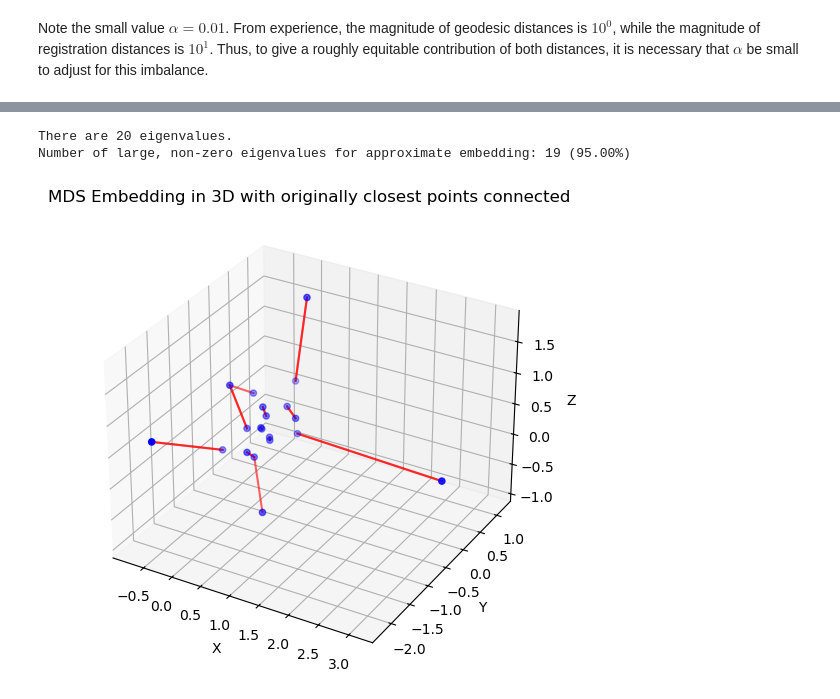
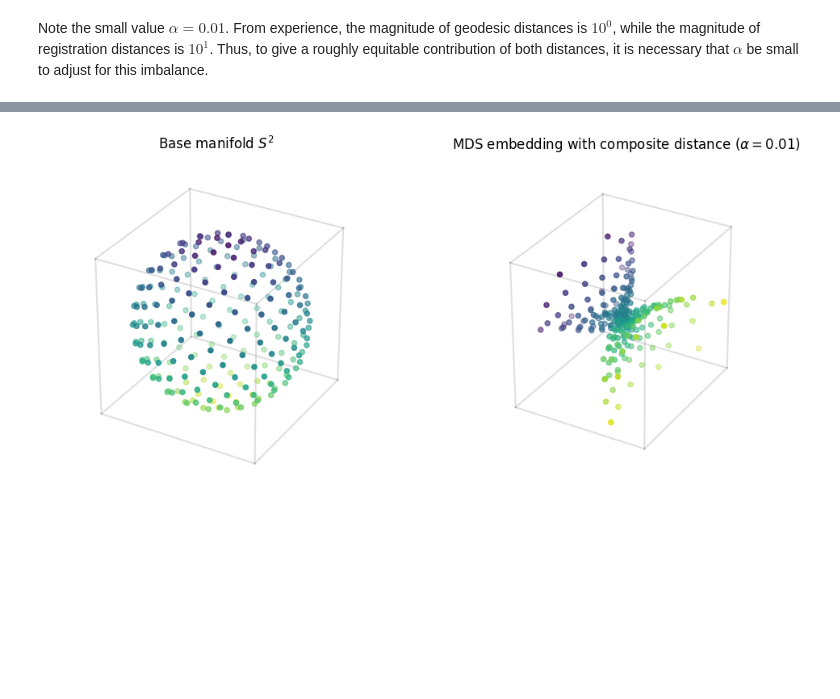
Before and after one commit to laurasaizz/Visualization-S3, a Jupyter notebook: basemanifold3sphere.ipynb, the cells around one changed output, grey strips where cells are left out. Saved outputs shown, nothing was run; the diff lists cells and outputs as text; code cells hidden in the pictures; blank space fills up the shorter version.

```diff
--- a/basemanifold3sphere.ipynb
+++ b/basemanifold3sphere.ipynb
@@ -138,7 +140,6 @@ def geodesic_distance_s2(p1, p2):
     theta1, phi1 = p1
     theta2, phi2 = p2
     inner_product = np.sin(theta1) * np.sin(theta2) + np.cos(theta1) * np.cos(theta2) * np.cos(phi1 - phi2)
-    inner_product = np.clip(inner_product, -1.0, 1.0)
     return np.arccos(inner_product)
 # %%
 def modified_distance_s2(p1, p2, alpha=0.5, n_fiber_points=30, hyperspherical=False):
@@ -213,7 +214,7 @@ Note the small value $\alpha = 0.01$.
 From experience, the magnitude of geodesic distances is $10^0$, while the magnitude of registration distances is $10^1$.
 Thus, to give a roughly equitable contribution of both distances, it is necessary that $\alpha$ be small to adjust for this imbalance.
 # %%
-points = localcoordsampling_2sphere(60)
+points = localcoordsampling_2sphere(250)
 points = np.array(points)
 x, y, z = mds(points, 0.01, 3)
 # %% [output]
@@ -226,5 +222,0 @@ plot_mds_3d(x,y,z)
-# %%
-%%timeit
-points = localcoordsampling_2sphere(10)
-points = np.array(points)
-x, y, z = mds(points, 0.01, 3)
@@ -279,9 +223,23 @@ def plot_mds_3d_neighbours(x, y, z, original_points):
-# %%
-points = localcoordsampling_2sphere(20)
-points = np.array(points)
-x, y, z = mds(points, 0.01, 3)
-plot_mds_3d_neighbours(x, y, z, points)
-# %% [output]
-There are 20 eigenvalues.
-Number of large, non-zero eigenvalues for approximate embedding: 19 (95.00%)
-[figure, removed]
+# %%
+fig, axes = plt.subplots(1, 2, figsize=(12,8), subplot_kw={"projection": '3d', "box_aspect": (1,1,1)})
+ax = axes[0]
+base_points = zip(*[ (np.sin(θ)*np.cos(φ), np.sin(θ)*np.sin(φ), np.cos(θ)) for θ, φ in points ])
+colors = cm.viridis(points[:,0]/np.pi)
+
+ax.scatter(*base_points, c=colors)
+ax.set_axis_off()
+
+add_axis_cube(ax, 2)
+ax.set_title("Base manifold $S^2$")
+
+ax = axes[1]
+ax.scatter(x, y, z, c=colors, marker='o')
+
+add_axis_cube(ax, 3)
+ax.set_axis_off()
+
+ax.set_title("MDS embedding with composite distance ($\\alpha = 0.01$)")
+plt.savefig("basemanifoldangles.png", bbox_inches='tight')
+plt.show()
+# %% [output]
+[figure, added]
```
Also changed, not shown: parts of 9 cells of this notebook, 1 other file.
